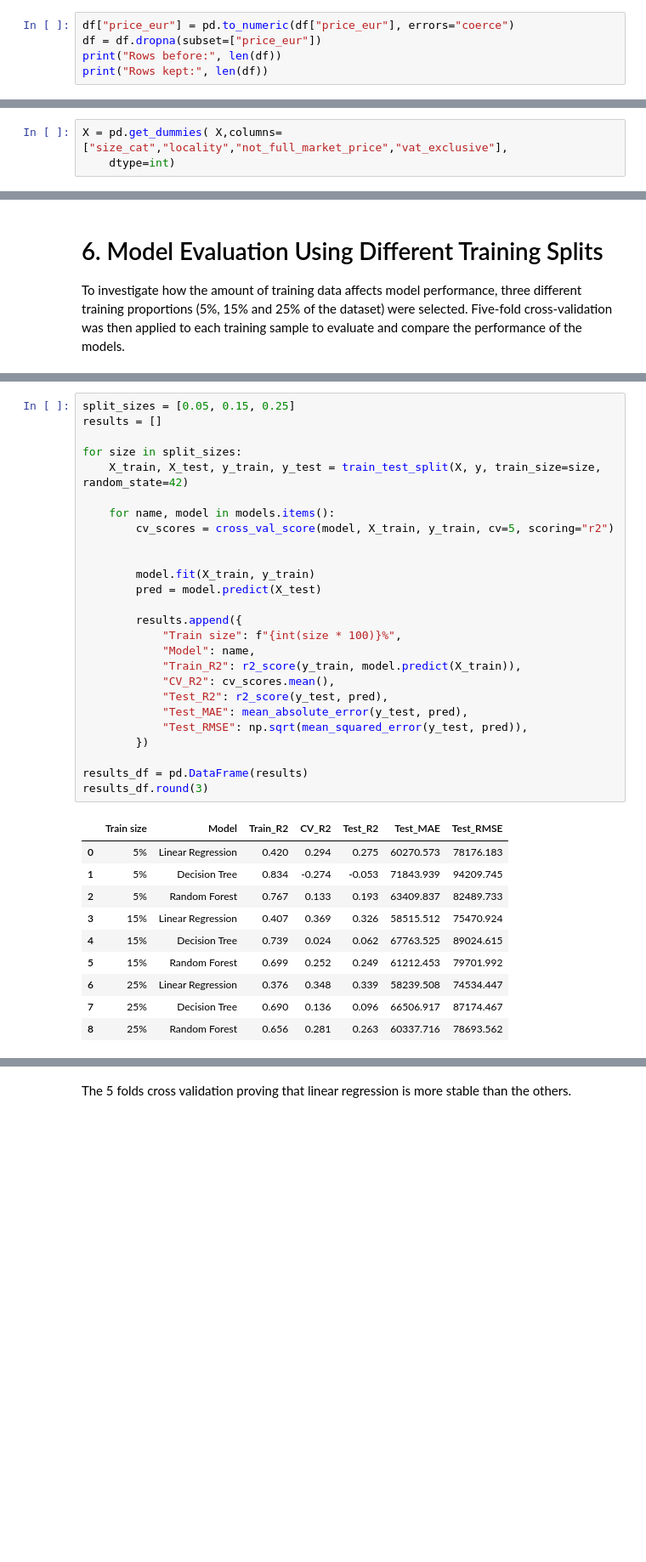
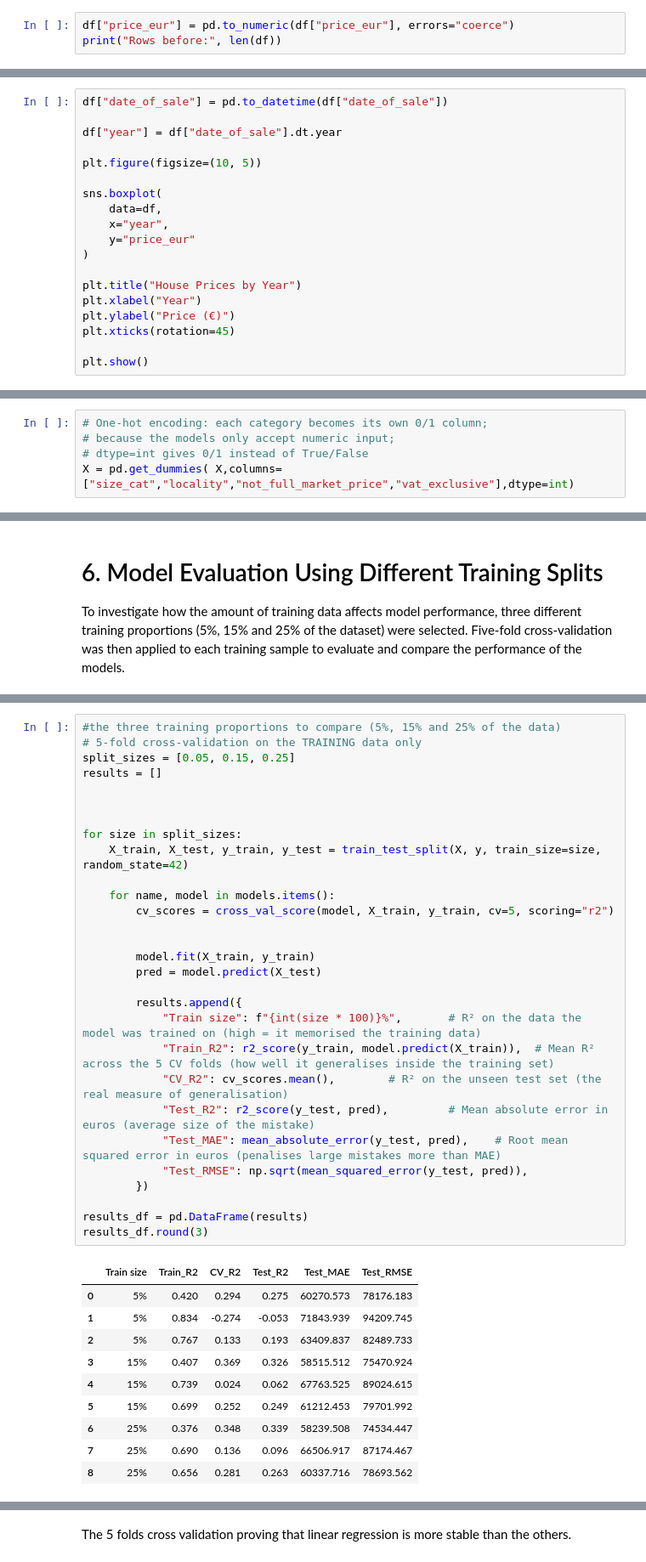
Before and after one commit to JessicaOliveiraCCT/Predicting-House-Prices-in-Sligo, a Jupyter notebook: Predicting_houses_price_CA.ipynb, the cells around one changed output, grey strips where cells are left out. Shown at 85% size. Drawn from its saved outputs; the diff is of its cells as text; blank space fills up the shorter version.

```diff
--- a/Predicting_houses_price_CA.ipynb
+++ b/Predicting_houses_price_CA.ipynb
@@ -237,7 +233,5 @@ In the end, all 11,751 entries were preserved.
 # %%
 df["price_eur"] = pd.to_numeric(df["price_eur"], errors="coerce")
-df = df.dropna(subset=["price_eur"])
 print("Rows before:", len(df))
-print("Rows kept:", len(df))
 # %% [output]
 Rows before: 11751
@@ -383,0 +450,19 @@ plt.show()
+# %%
+df["date_of_sale"] = pd.to_datetime(df["date_of_sale"])
+
+df["year"] = df["date_of_sale"].dt.year
+
+plt.figure(figsize=(10, 5))
+
+sns.boxplot(
+    data=df,
+    x="year",
+    y="price_eur"
+)
+
+plt.title("House Prices by Year")
+plt.xlabel("Year")
+plt.ylabel("Price (€)")
+plt.xticks(rotation=45)
+
+plt.show()
@@ -476,3 +552,5 @@ Categorical variables (size category, locality, not full market price and VAT ex
 # %%
-X = pd.get_dummies( X,columns=["size_cat","locality","not_full_market_price","vat_exclusive"],
-    dtype=int)
+# One-hot encoding: each category becomes its own 0/1 column;
+# because the models only accept numeric input;
+# dtype=int gives 0/1 instead of True/False
+X = pd.get_dummies( X,columns=["size_cat","locality","not_full_market_price","vat_exclusive"],dtype=int)
@@ -582,38 +665,41 @@ To investigate how the amount of training data affects model performance, three
 # %%
+#the three training proportions to compare (5%, 15% and 25% of the data)
+# 5-fold cross-validation on the TRAINING data only
 split_sizes = [0.05, 0.15, 0.25]
 results = []
+
+
 
 for size in split_sizes:
     X_train, X_test, y_train, y_test = train_test_split(X, y, train_size=size, random_state=42)
 
     for name, model in models.items():
         cv_scores = cross_val_score(model, X_train, y_train, cv=5, scoring="r2")
 
 
         model.fit(X_train, y_train)
         pred = model.predict(X_test)
 
         results.append({
-            "Train size": f"{int(size * 100)}%",
-            "Model": name,
-            "Train_R2": r2_score(y_train, model.predict(X_train)),
-            "CV_R2": cv_scores.mean(),
-            "Test_R2": r2_score(y_test, pred),
-            "Test_MAE": mean_absolute_error(y_test, pred),
+            "Train size": f"{int(size * 100)}%",       # R² on the data the model was trained on (high = it memorised the training data)
+            "Train_R2": r2_score(y_train, model.predict(X_train)),  # Mean R² across the 5 CV folds (how well it generalises inside the training set)
+            "CV_R2": cv_scores.mean(),        # R² on the unseen test set (the real measure of generalisation)
+            "Test_R2": r2_score(y_test, pred),         # Mean absolute error in euros (average size of the mistake)
+            "Test_MAE": mean_absolute_error(y_test, pred),    # Root mean squared error in euros (penalises large mistakes more than MAE)
             "Test_RMSE": np.sqrt(mean_squared_error(y_test, pred)),
         })
 
 results_df = pd.DataFrame(results)
 results_df.round(3)
 # %% [output]
-|  | Train size | Model | Train_R2 | CV_R2 | Test_R2 | Test_MAE | Test_RMSE |
-| 0 | 5% | Linear Regression | 0.420 | 0.294 | 0.275 | 60270.573 | 78176.183 |
-| 1 | 5% | Decision Tree | 0.834 | -0.274 | -0.053 | 71843.939 | 94209.745 |
-| 2 | 5% | Random Forest | 0.767 | 0.133 | 0.193 | 63409.837 | 82489.733 |
-| 3 | 15% | Linear Regression | 0.407 | 0.369 | 0.326 | 58515.512 | 75470.924 |
-| 4 | 15% | Decision Tree | 0.739 | 0.024 | 0.062 | 67763.525 | 89024.615 |
-| 5 | 15% | Random Forest | 0.699 | 0.252 | 0.249 | 61212.453 | 79701.992 |
-| 6 | 25% | Linear Regression | 0.376 | 0.348 | 0.339 | 58239.508 | 74534.447 |
-| 7 | 25% | Decision Tree | 0.690 | 0.136 | 0.096 | 66506.917 | 87174.467 |
-| 8 | 25% | Random Forest | 0.656 | 0.281 | 0.263 | 60337.716 | 78693.562 |
+|  | Train size | Train_R2 | CV_R2 | Test_R2 | Test_MAE | Test_RMSE |
+| 0 | 5% | 0.420 | 0.294 | 0.275 | 60270.573 | 78176.183 |
+| 1 | 5% | 0.834 | -0.274 | -0.053 | 71843.939 | 94209.745 |
+| 2 | 5% | 0.767 | 0.133 | 0.193 | 63409.837 | 82489.733 |
+| 3 | 15% | 0.407 | 0.369 | 0.326 | 58515.512 | 75470.924 |
+| 4 | 15% | 0.739 | 0.024 | 0.062 | 67763.525 | 89024.615 |
+| 5 | 15% | 0.699 | 0.252 | 0.249 | 61212.453 | 79701.992 |
+| 6 | 25% | 0.376 | 0.348 | 0.339 | 58239.508 | 74534.447 |
+| 7 | 25% | 0.690 | 0.136 | 0.096 | 66506.917 | 87174.467 |
+| 8 | 25% | 0.656 | 0.281 | 0.263 | 60337.716 | 78693.562 |
 # %% [markdown]
```
Also changed, not shown: parts of 47 cells of this notebook.
